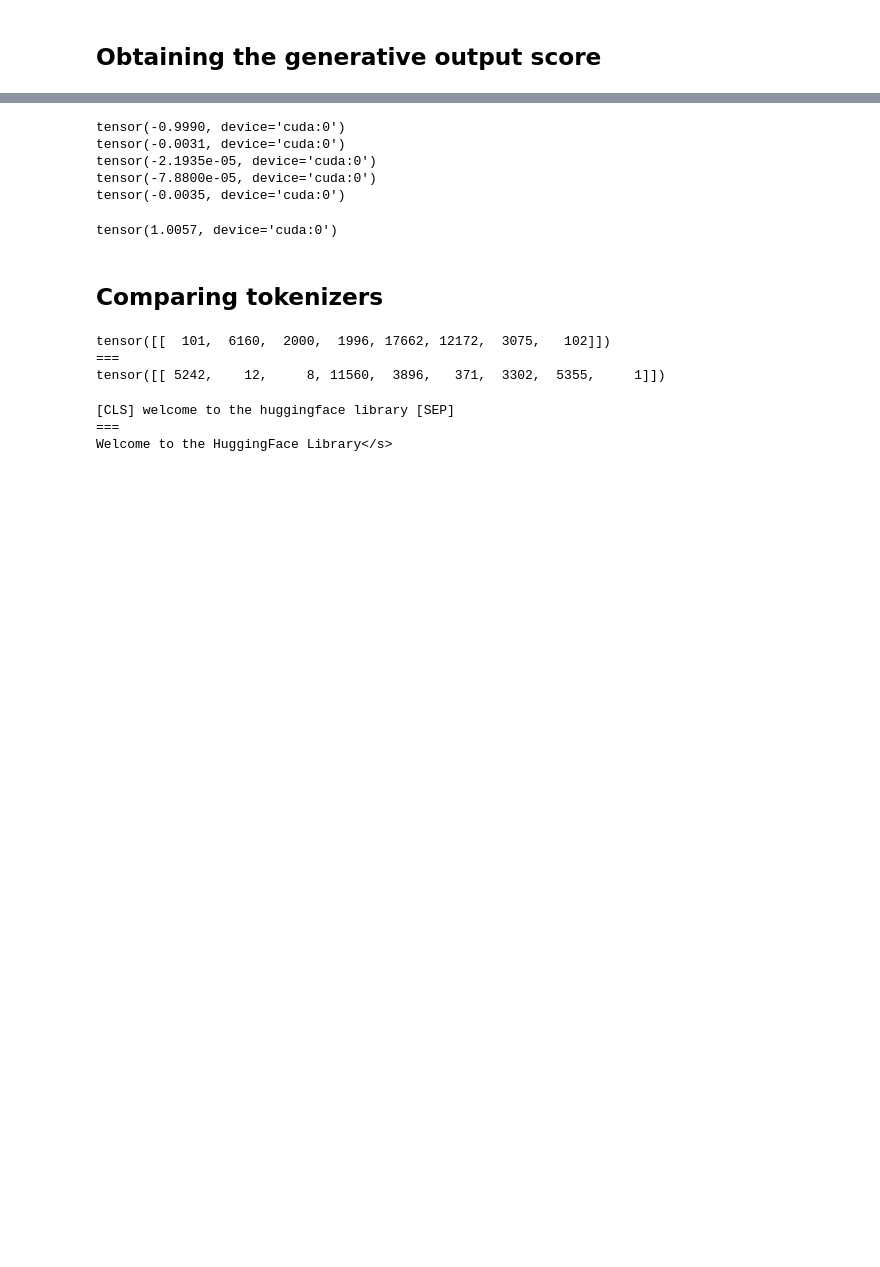
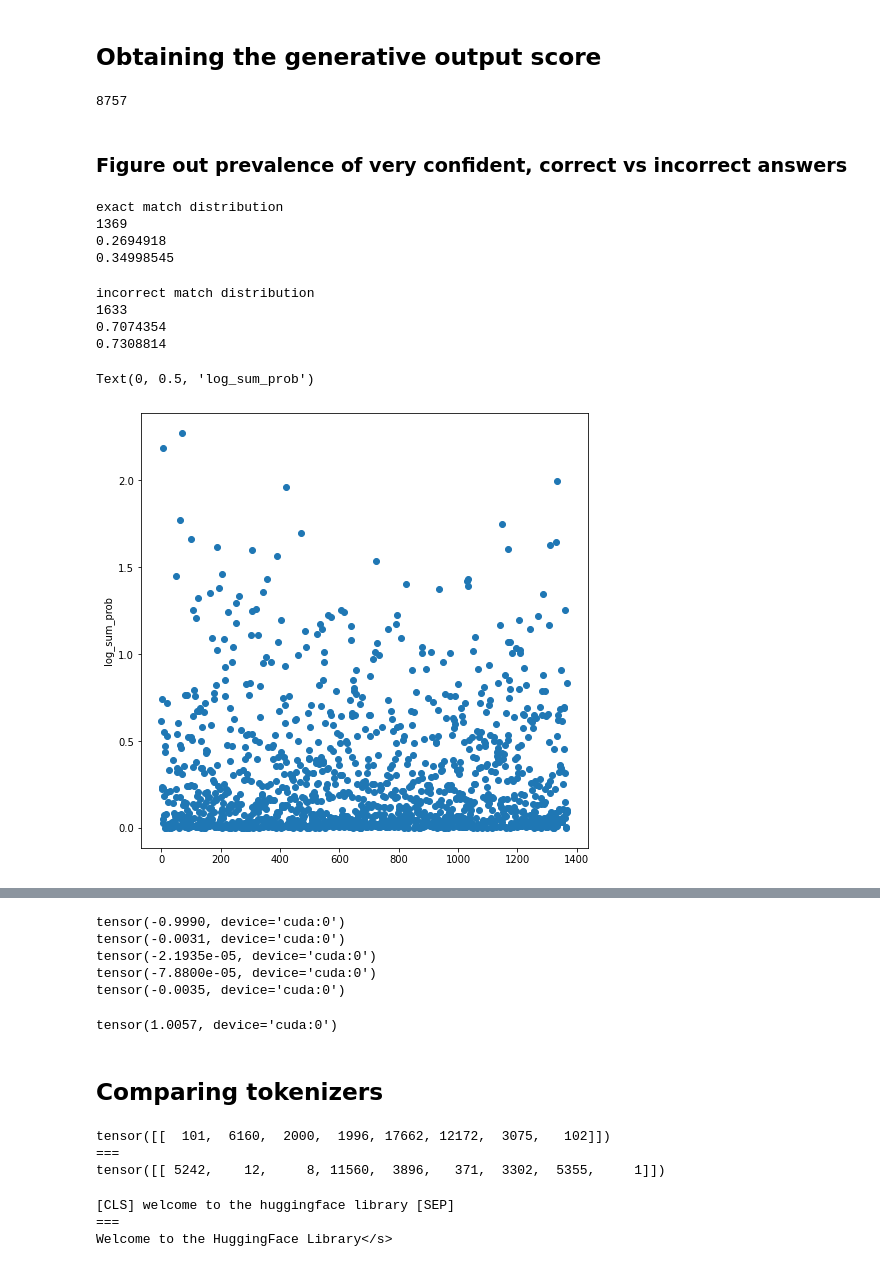
Before and after one commit to casetext/FiD, a Jupyter notebook: notebooks/FiD_confidence_thresholding.ipynb, the cells around one changed output, grey strips where cells are left out. Saved outputs shown, nothing was run; the diff lists cells and outputs as text; code cells hidden in the pictures; blank space fills up the shorter version.

```diff
--- a/notebooks/FiD_confidence_thresholding.ipynb
+++ b/notebooks/FiD_confidence_thresholding.ipynb
@@ -323,2 +325,8 @@ torch.Size([5, 166])
 # %% [markdown]
 ## Obtaining the generative output score
+# %%
+len(dataloader)
+# %% [output]
+8757
+# %% [markdown]
+### Figure out prevalence of very confident, correct vs incorrect answers
@@ -324,0 +383,28 @@ torch.Size([5, 166])
+# %%
+print("exact match distribution")
+print(len(exact_match_log_probabilities))
+print(np.mean(exact_match_log_probabilities))
+print(np.std(exact_match_log_probabilities))
+# %% [output]
+exact match distribution
+1369
+0.2694918
+0.34998545
+# %%
+print("incorrect match distribution")
+print(len(incorrect_log_probabilities))
+print(np.mean(incorrect_log_probabilities))
+print(np.std(incorrect_log_probabilities))
+# %% [output]
+incorrect match distribution
+1633
+0.7074354
+0.7308814
+# %%
+fig = plt.figure(figsize=(8,8), facecolor="white")
+ax = fig.add_subplot(111)
+ax.scatter(list(range(len(exact_match_log_probabilities))), exact_match_log_probabilities)
+ax.set_ylabel("log_sum_prob")
+# %% [output]
+Text(0, 0.5, 'log_sum_prob')
+[figure, added]
```
Also changed, not shown: parts of 18 cells of this notebook.
